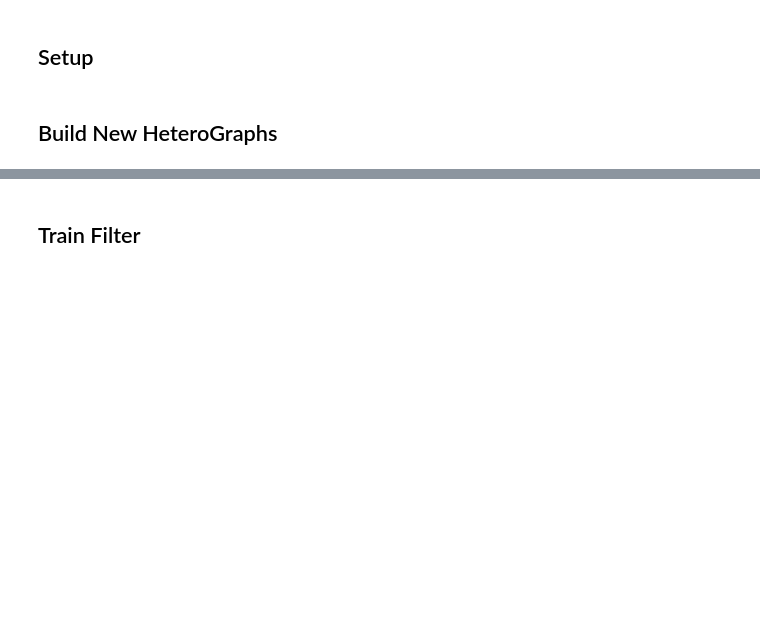
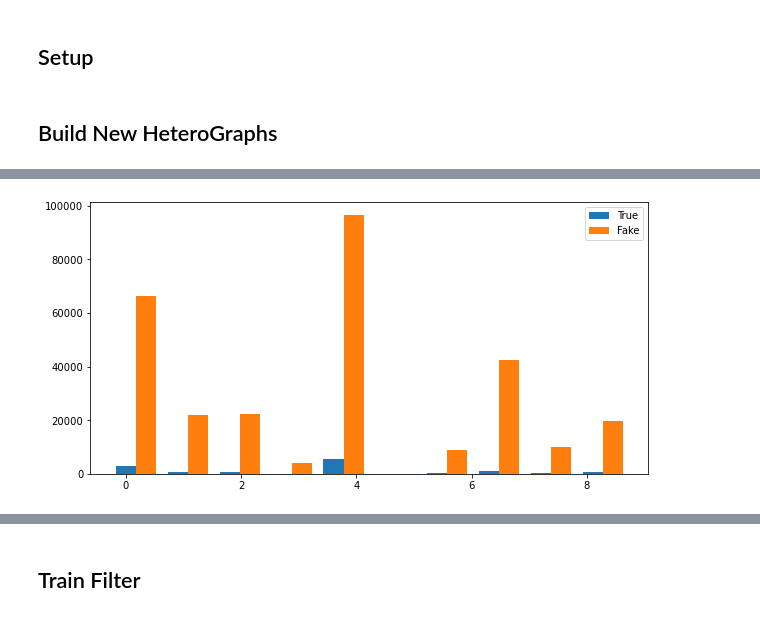
Before and after one commit to HSF-reco-and-software-triggers/Tracking-ML-Exa.TrkX, a Jupyter notebook: Pipelines/Common_Tracking_Example/notebooks/ITk/Exploration/HeteroConstruction.ipynb, the cells around one changed output, grey strips where cells are left out. Cells and saved outputs as stored; diff of their text form; code cells hidden in the pictures; blank space fills up the shorter version.

```diff
--- a/Pipelines/Common_Tracking_Example/notebooks/ITk/Exploration/HeteroConstruction.ipynb
+++ b/Pipelines/Common_Tracking_Example/notebooks/ITk/Exploration/HeteroConstruction.ipynb
@@ -44,0 +80,23 @@ build_hetero_graphs(base_dir, new_save_path, max_events=2000, use_process_map=Tr
+# %%
+vol_lookup = torch.tensor([[0, 1, 2, 3], [1, 4, 5, 6], [2, 5, 7, 8], [3, 6, 8, 9]])
+# %%
+true_edge_volume = vol_lookup[true_vol_id[0], true_vol_id[1]]
+fake_edge_volume = vol_lookup[fake_vol_id[0], fake_vol_id[1]]
+# %%
+# Get random selection of fake edge volumes
+fake_edge_volume = fake_edge_volume[torch.randperm(fake_edge_volume.shape[0])]
+# %%
+fake_edge_volume = fake_edge_volume[:true_edge_volume.shape[0]*10]
+# %%
+# Make histogram of edge volume by fake and true
+true_hist, true_bins = np.histogram(true_edge_volume, bins=10)
+fake_hist, fake_bins = np.histogram(fake_edge_volume, bins=10)
+# Make bar chart of true_hist and fake_hist side by side
+width = 0.35
+fig, ax = plt.subplots(figsize=(10, 5))
+plt.bar(true_bins[:-1], true_hist, width, label="True")
+plt.bar(fake_bins[:-1] + width, fake_hist, width, label="Fake")
+plt.legend()
+plt.show()
+# %% [output]
+[figure, added]
```
Also changed, not shown: parts of 79 cells of this notebook, 21 other files.
